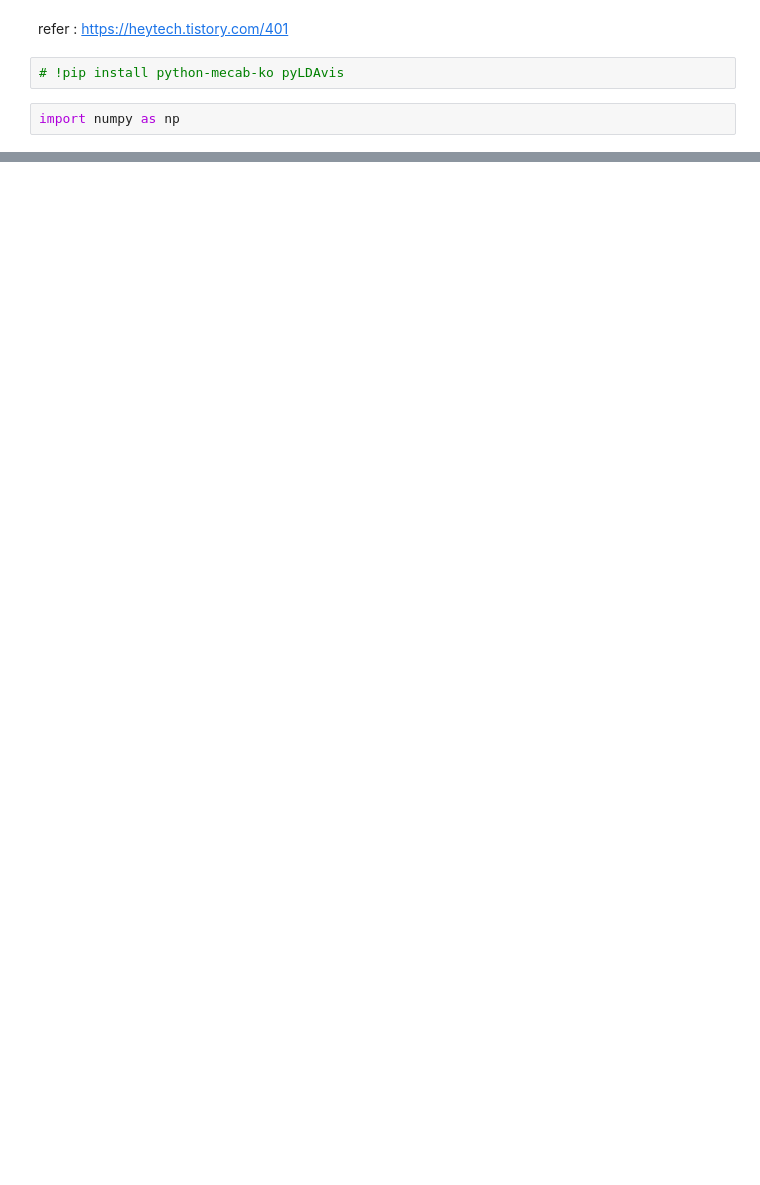
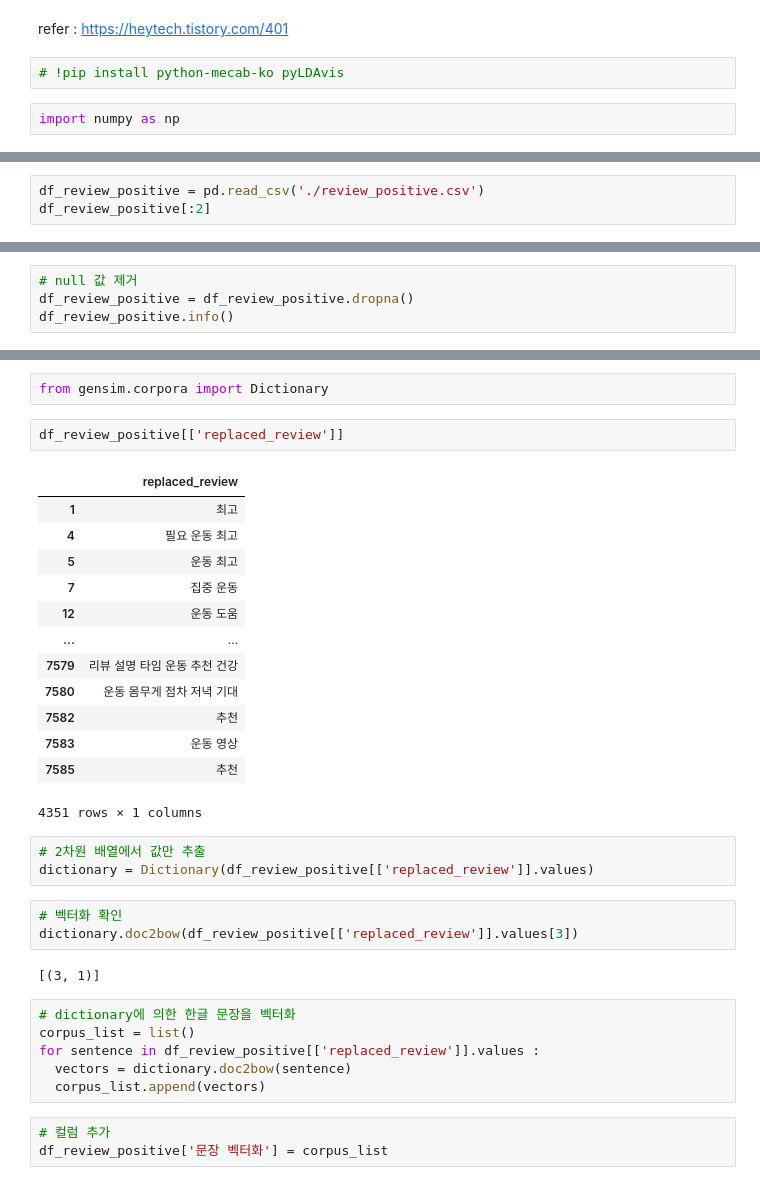
Before and after one commit to aabchyein/study_data_analystics, a Jupyter notebook: codes/NLP/healthapp_review_LDA.ipynb, the cells around one changed output, grey strips where cells are left out. Drawn from its saved outputs; the diff is of its cells as text; blank space fills up the shorter version.

```diff
--- a/codes/NLP/healthapp_review_LDA.ipynb
+++ b/codes/NLP/healthapp_review_LDA.ipynb
@@ -185,0 +116,3 @@ df_review_negative[:3]
+# %%
+df_review_positive = pd.read_csv('./review_positive.csv')
+df_review_positive[:2]
@@ -185,0 +139,4 @@ df_review_negative[:3]
+# %%
+# null 값 제거
+df_review_positive = df_review_positive.dropna()
+df_review_positive.info()
@@ -185,0 +157,35 @@ df_review_negative[:3]
+# %%
+from gensim.corpora import Dictionary
+# %%
+df_review_positive[['replaced_review']]
+# %% [output]
+|  | replaced_review |
+| 1 | 최고 |
+| 4 | 필요 운동 최고 |
+| 5 | 운동 최고 |
+| 7 | 집중 운동 |
+| 12 | 운동 도움 |
+| ... | ... |
+| 7579 | 리뷰 설명 타임 운동 추천 건강 |
+| 7580 | 운동 몸무게 점차 저녁 기대 |
+| 7582 | 추천 |
+| 7583 | 운동 영상 |
+| 7585 | 추천 |
+4351 rows × 1 columns
+# %%
+# 2차원 배열에서 값만 추출
+dictionary = Dictionary(df_review_positive[['replaced_review']].values)
+# %%
+# 벡터화 확인
+dictionary.doc2bow(df_review_positive[['replaced_review']].values[3])
+# %% [output]
+[(3, 1)]
+# %%
+# dictionary에 의한 한글 문장을 벡터화
+corpus_list = list()
+for sentence in df_review_positive[['replaced_review']].values :
+  vectors = dictionary.doc2bow(sentence)
+  corpus_list.append(vectors)
+# %%
+# 컬럼 추가
+df_review_positive['문장 벡터화'] = corpus_list
```
Also changed, not shown: parts of 55 cells of this notebook.
